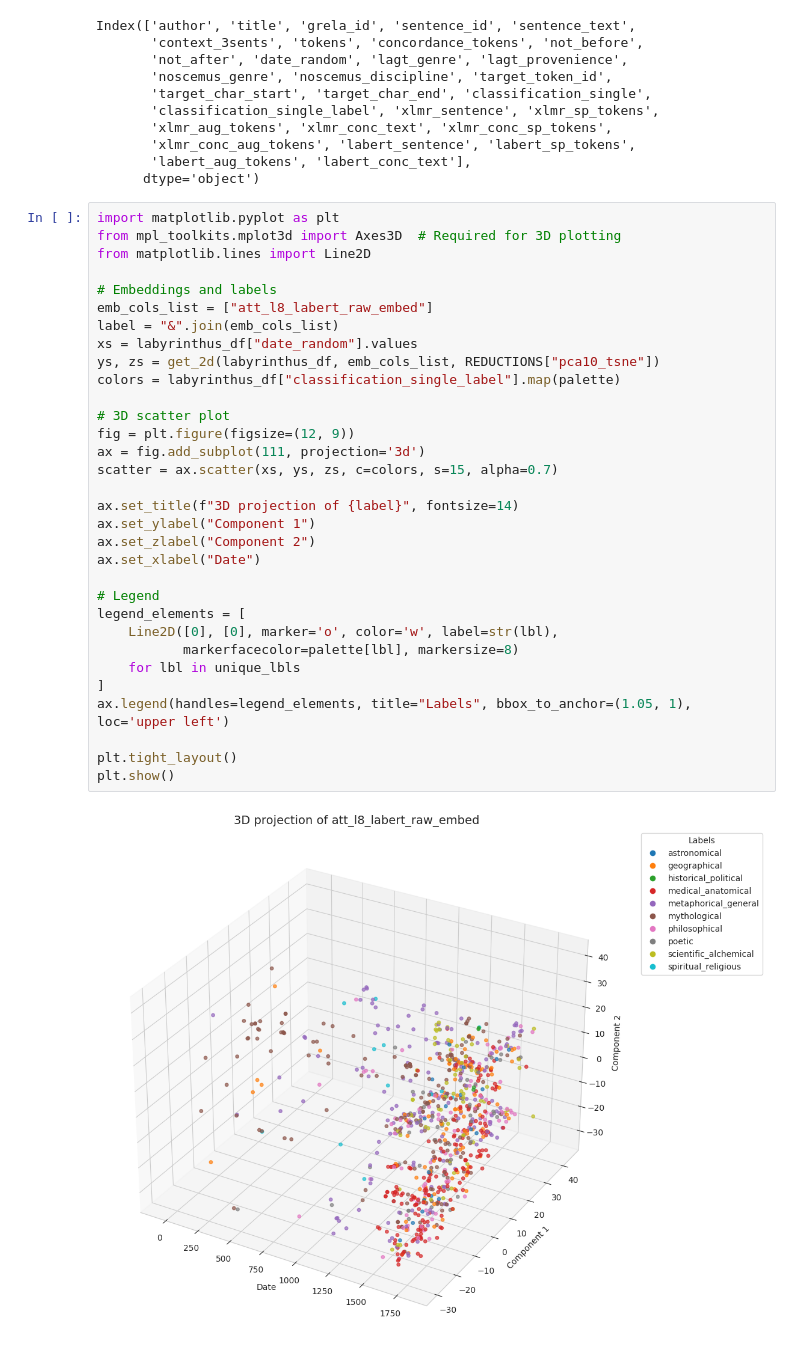
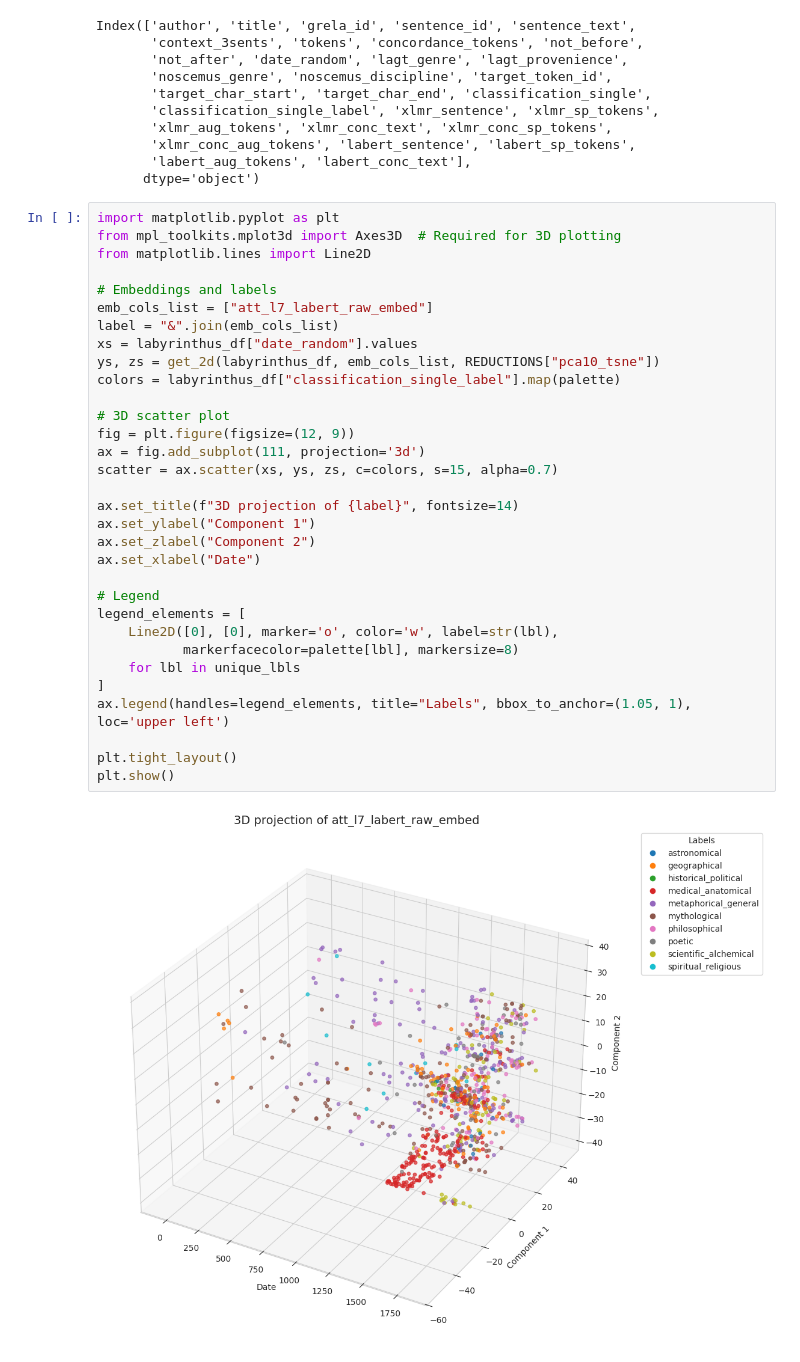
Before and after one commit to CCS-ZCU/labyrinth, a Jupyter notebook: scripts/5_diachronic&clustering.ipynb, the cells around one changed output. Saved outputs shown, nothing was run; the diff lists cells and outputs as text.

```diff
--- a/scripts/5_diachronic&clustering.ipynb
+++ b/scripts/5_diachronic&clustering.ipynb
@@ -125,32 +125,32 @@ import matplotlib.pyplot as plt
 from mpl_toolkits.mplot3d import Axes3D  # Required for 3D plotting
 from matplotlib.lines import Line2D
 
 # Embeddings and labels
-emb_cols_list = ["att_l8_labert_raw_embed"]
+emb_cols_list = ["att_l7_labert_raw_embed"]
 label = "&".join(emb_cols_list)
 xs = labyrinthus_df["date_random"].values
 ys, zs = get_2d(labyrinthus_df, emb_cols_list, REDUCTIONS["pca10_tsne"])
 colors = labyrinthus_df["classification_single_label"].map(palette)
 
 # 3D scatter plot
 fig = plt.figure(figsize=(12, 9))
 ax = fig.add_subplot(111, projection='3d')
 scatter = ax.scatter(xs, ys, zs, c=colors, s=15, alpha=0.7)
 
 ax.set_title(f"3D projection of {label}", fontsize=14)
 ax.set_ylabel("Component 1")
 ax.set_zlabel("Component 2")
 ax.set_xlabel("Date")
 
 # Legend
 legend_elements = [
     Line2D([0], [0], marker='o', color='w', label=str(lbl),
            markerfacecolor=palette[lbl], markersize=8)
     for lbl in unique_lbls
 ]
 ax.legend(handles=legend_elements, title="Labels", bbox_to_anchor=(1.05, 1), loc='upper left')
 
 plt.tight_layout()
 plt.show()
 # %% [output]
-[figure, old version]
+[figure, new version]
```
Also changed, not shown: parts of 1 cell of this notebook, 4 other files.
